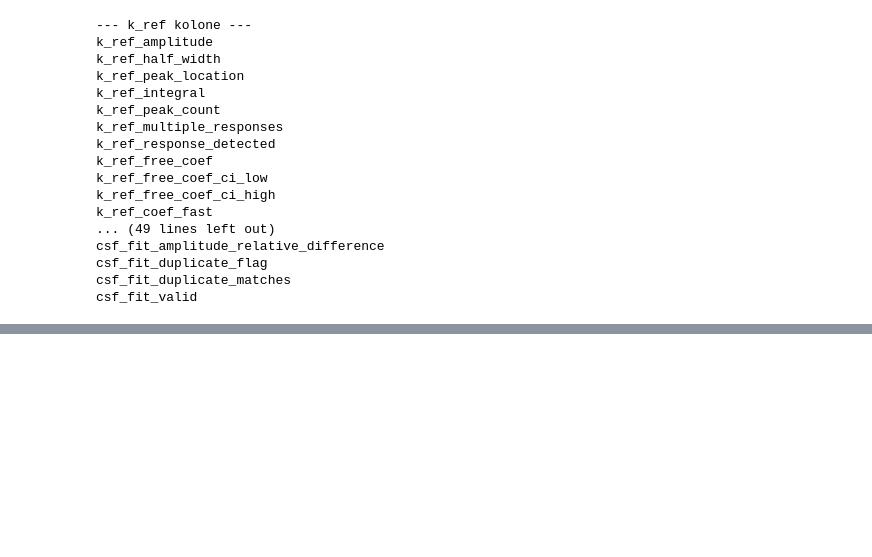
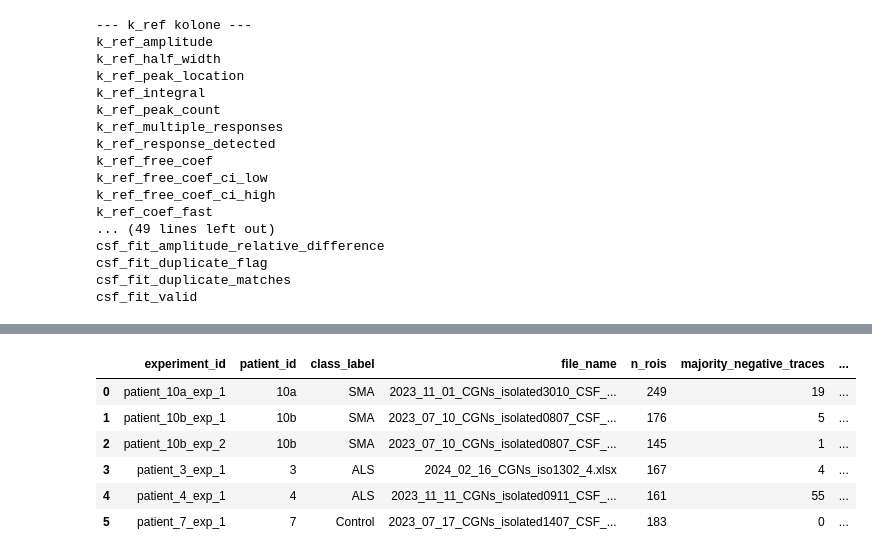
Before and after one commit to peraj-17/MasterProjekatPetarJ, a Jupyter notebook: notebooks/01_extract_features.ipynb, the cells around one changed output, grey strips where cells are left out. Cells and saved outputs as stored; diff of their text form; code cells hidden in the pictures; blank space fills up the shorter version.

```diff
--- a/notebooks/01_extract_features.ipynb
+++ b/notebooks/01_extract_features.ipynb
@@ -1483,0 +2165,19 @@ csf_fit_valid
+# %%
+all_feature_tables = []
+
+for _, metadata_row in experiment_manifest.iterrows():
+    path = UNPACKED_DIR / metadata_row["relative_path"]
+
+    features = extract_workbook_features(
+        path=path,
+        metadata=metadata_row.to_dict(),
+    )
+
+    all_feature_tables.append(features)
+
+all_features_raw = pd.concat(
+    all_feature_tables,
+    ignore_index=True,
+)
+
+all_features_raw.shape
@@ -1483,0 +2190,71 @@ csf_fit_valid
+# %%
+workbook_qc_summary = (
+    all_features_raw
+    .groupby(
+        [
+            "experiment_id",
+            "patient_id",
+            "class_label",
+            "file_name",
+        ],
+        dropna=False,
+    )
+    .agg(
+        n_rois=("roi_id", "count"),
+        majority_negative_traces=(
+            "majority_negative_trace",
+            "sum",
+        ),
+        k_responses_detected=(
+            "k_ref_response_detected",
+            "sum",
+        ),
+        k_fits_available=(
+            "k_ref_fit_available",
+            "sum",
+        ),
+        k_fits_valid=(
+            "k_ref_fit_valid",
+            "sum",
+        ),
+        csf_responses_detected=(
+            "csf_response_detected",
+            "sum",
+        ),
+        csf_multiple_response_rois=(
+            "csf_multiple_responses",
+            "sum",
+        ),
+        csf_fits_available=(
+            "csf_fit_available",
+            "sum",
+        ),
+        csf_fits_valid=(
+            "csf_fit_valid",
+            "sum",
+        ),
+        k_fit_duplicates=(
+            "k_ref_fit_duplicate_flag",
+            "sum",
+        ),
+        csf_fit_duplicates=(
+            "csf_fit_duplicate_flag",
+            "sum",
+        ),
+        excluded_primary_analysis=(
+            "exclude_primary_analysis",
+            "sum",
+        ),
+    )
+    .reset_index()
+)
+
+workbook_qc_summary
+# %% [output]
+|  | experiment_id | patient_id | class_label | file_name | n_rois | majority_negative_traces | ... |
+| 0 | patient_10a_exp_1 | 10a | SMA | 2023_11_01_CGNs_isolated3010_CSF_... | 249 | 19 | ... |
+| 1 | patient_10b_exp_1 | 10b | SMA | 2023_07_10_CGNs_isolated0807_CSF_... | 176 | 5 | ... |
+| 2 | patient_10b_exp_2 | 10b | SMA | 2023_07_10_CGNs_isolated0807_CSF_... | 145 | 1 | ... |
+| 3 | patient_3_exp_1 | 3 | ALS | 2024_02_16_CGNs_iso1302_4.xlsx | 167 | 4 | ... |
+| 4 | patient_4_exp_1 | 4 | ALS | 2023_11_11_CGNs_isolated0911_CSF_... | 161 | 55 | ... |
+| 5 | patient_7_exp_1 | 7 | Control | 2023_07_17_CGNs_isolated1407_CSF_... | 183 | 0 | ... |
```
Also changed, not shown: parts of 61 cells of this notebook, 11 other files.
